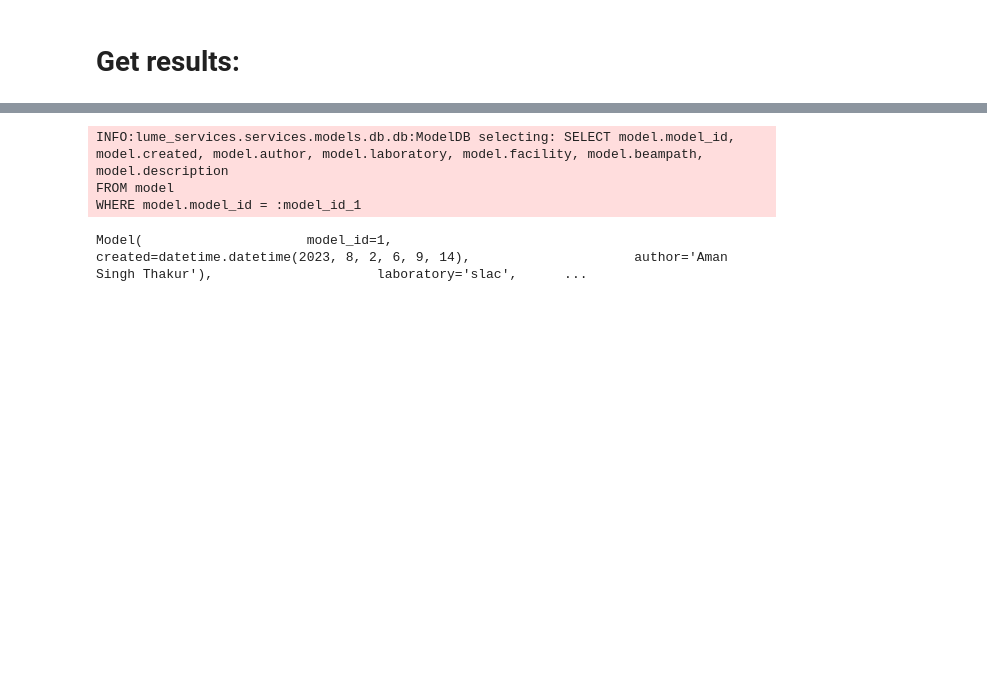
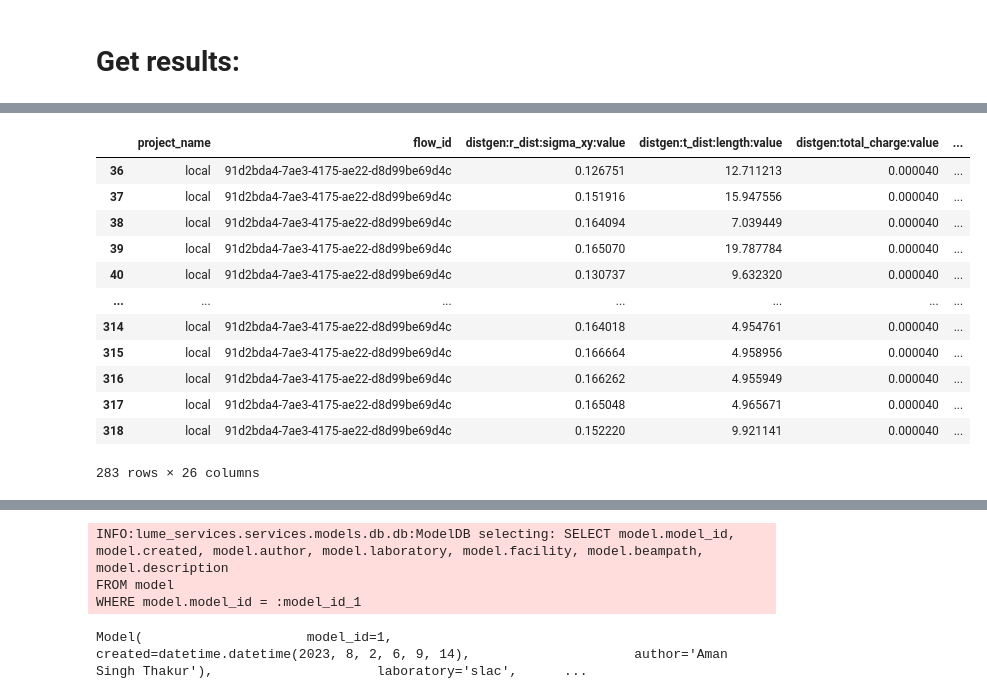
Before and after one commit to singh96aman/lume-lcls-cu-inj-nn, a Jupyter notebook: examples/Run.ipynb, the cells around one changed output, grey strips where cells are left out. Cells and saved outputs as stored; diff of their text form; code cells hidden in the pictures; blank space fills up the shorter version.

```diff
--- a/examples/Run.ipynb
+++ b/examples/Run.ipynb
@@ -174,0 +252,7 @@ WARNING:lume_services.results.generic:No project_name passed to result
+# %%
+results_df = model.get_results_df()
+results_analysis_df = results_df.tail(len(outputs_small))
+import pandas as pd
+pd.set_option('display.float_format', lambda x: '%.6f' % x)
+results_analysis_df
+# %% [output]
@@ -174,0 +276,13 @@ WARNING:lume_services.results.generic:No project_name passed to result
+|  | project_name | flow_id | distgen:r_dist:sigma_xy:value | distgen:t_dist:length:value | distgen:total_charge:value | ... |
+| 36 | local | 91d2bda4-7ae3-4175-ae22-d8d99be69d4c | 0.126751 | 12.711213 | 0.000040 | ... |
+| 37 | local | 91d2bda4-7ae3-4175-ae22-d8d99be69d4c | 0.151916 | 15.947556 | 0.000040 | ... |
+| 38 | local | 91d2bda4-7ae3-4175-ae22-d8d99be69d4c | 0.164094 | 7.039449 | 0.000040 | ... |
+| 39 | local | 91d2bda4-7ae3-4175-ae22-d8d99be69d4c | 0.165070 | 19.787784 | 0.000040 | ... |
+| 40 | local | 91d2bda4-7ae3-4175-ae22-d8d99be69d4c | 0.130737 | 9.632320 | 0.000040 | ... |
+| ... | ... | ... | ... | ... | ... | ... |
+| 314 | local | 91d2bda4-7ae3-4175-ae22-d8d99be69d4c | 0.164018 | 4.954761 | 0.000040 | ... |
+| 315 | local | 91d2bda4-7ae3-4175-ae22-d8d99be69d4c | 0.166664 | 4.958956 | 0.000040 | ... |
+| 316 | local | 91d2bda4-7ae3-4175-ae22-d8d99be69d4c | 0.166262 | 4.955949 | 0.000040 | ... |
+| 317 | local | 91d2bda4-7ae3-4175-ae22-d8d99be69d4c | 0.165048 | 4.965671 | 0.000040 | ... |
+| 318 | local | 91d2bda4-7ae3-4175-ae22-d8d99be69d4c | 0.152220 | 9.921141 | 0.000040 | ... |
+283 rows × 26 columns
```
Also changed, not shown: parts of 13 cells of this notebook, 13 other files.
